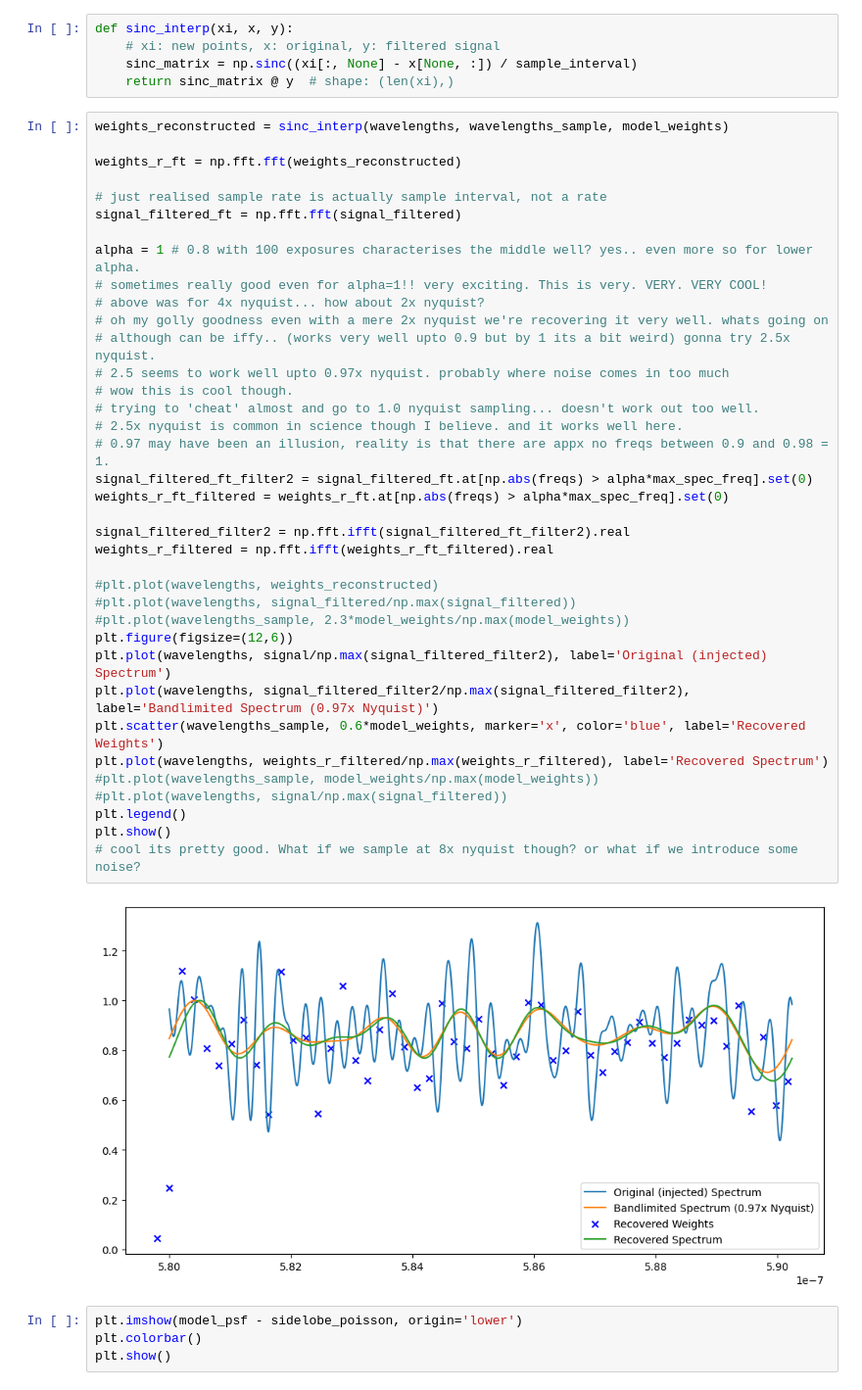
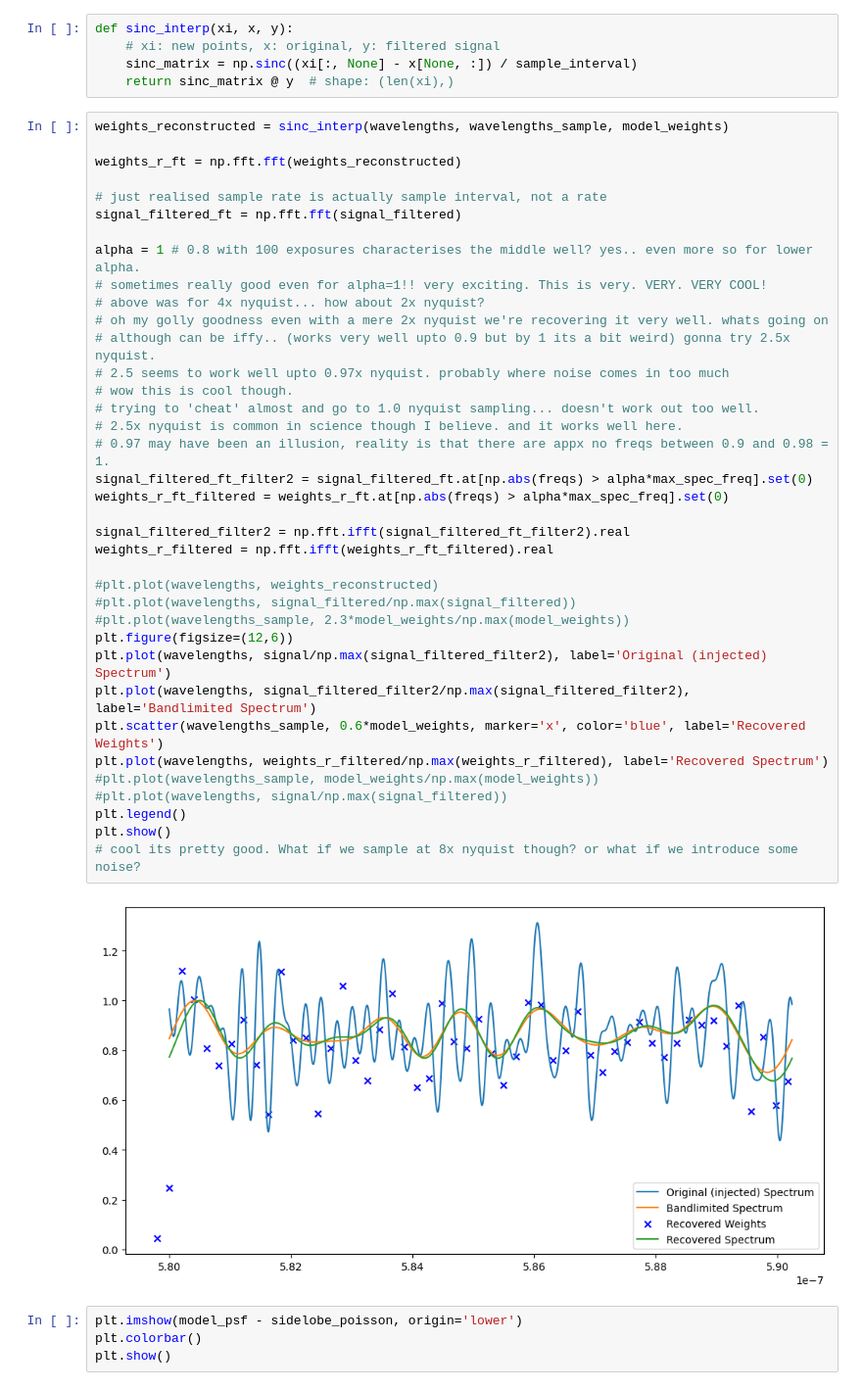
Before and after one commit to milolangker/honours, a Jupyter notebook: wk20/random_signal.ipynb, the cells around one changed output. Shown at 98% size. Cells and saved outputs as stored; diff of their text form.

```diff
--- a/wk20/random_signal.ipynb
+++ b/wk20/random_signal.ipynb
@@ -217,35 +217,35 @@ signal_filtered_ft = np.fft.fft(signal_filtered)
 
 alpha = 1 # 0.8 with 100 exposures characterises the middle well? yes.. even more so for lower alpha.
 # sometimes really good even for alpha=1!! very exciting. This is very. VERY. VERY COOL!
 # above was for 4x nyquist... how about 2x nyquist?
 # oh my golly goodness even with a mere 2x nyquist we're recovering it very well. whats going on
 # although can be iffy.. (works very well upto 0.9 but by 1 its a bit weird) gonna try 2.5x nyquist.
 # 2.5 seems to work well upto 0.97x nyquist. probably where noise comes in too much
 # wow this is cool though.
 # trying to 'cheat' almost and go to 1.0 nyquist sampling... doesn't work out too well.
 # 2.5x nyquist is common in science though I believe. and it works well here.
 # 0.97 may have been an illusion, reality is that there are appx no freqs between 0.9 and 0.98 = 1.
 signal_filtered_ft_filter2 = signal_filtered_ft.at[np.abs(freqs) > alpha*max_spec_freq].set(0)
 weights_r_ft_filtered = weights_r_ft.at[np.abs(freqs) > alpha*max_spec_freq].set(0)
 
 signal_filtered_filter2 = np.fft.ifft(signal_filtered_ft_filter2).real
 weights_r_filtered = np.fft.ifft(weights_r_ft_filtered).real
 
 #plt.plot(wavelengths, weights_reconstructed)
 #plt.plot(wavelengths, signal_filtered/np.max(signal_filtered))
 #plt.plot(wavelengths_sample, 2.3*model_weights/np.max(model_weights))
 plt.figure(figsize=(12,6))
 plt.plot(wavelengths, signal/np.max(signal_filtered_filter2), label='Original (injected) Spectrum')
-plt.plot(wavelengths, signal_filtered_filter2/np.max(signal_filtered_filter2), label='Bandlimited Spectrum (0.97x Nyquist)')
+plt.plot(wavelengths, signal_filtered_filter2/np.max(signal_filtered_filter2), label='Bandlimited Spectrum')
 plt.scatter(wavelengths_sample, 0.6*model_weights, marker='x', color='blue', label='Recovered Weights')
 plt.plot(wavelengths, weights_r_filtered/np.max(weights_r_filtered), label='Recovered Spectrum')
 #plt.plot(wavelengths_sample, model_weights/np.max(model_weights))
 #plt.plot(wavelengths, signal/np.max(signal_filtered))
 plt.legend()
 plt.show()
 # cool its pretty good. What if we sample at 8x nyquist though? or what if we introduce some noise?
 # %% [output]
-[figure, old version]
+[figure, new version]
 # %%
 plt.imshow(model_psf - sidelobe_poisson, origin='lower')
 plt.colorbar()
```
Also changed, not shown: parts of 3 cells of this notebook, 4 other files.
